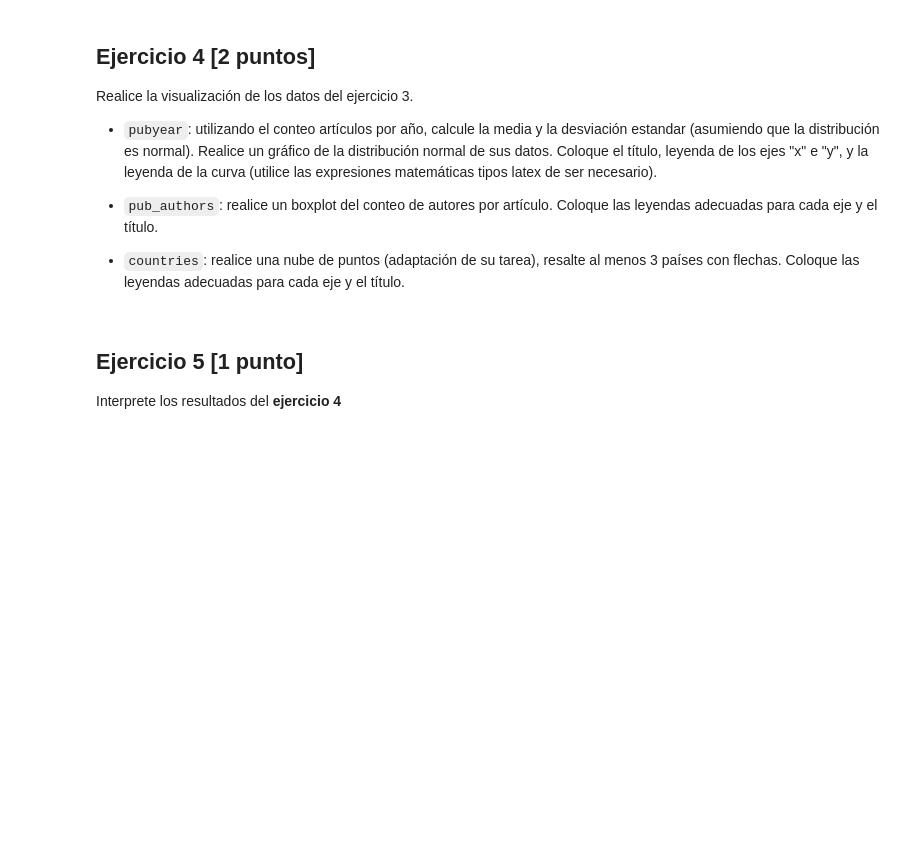
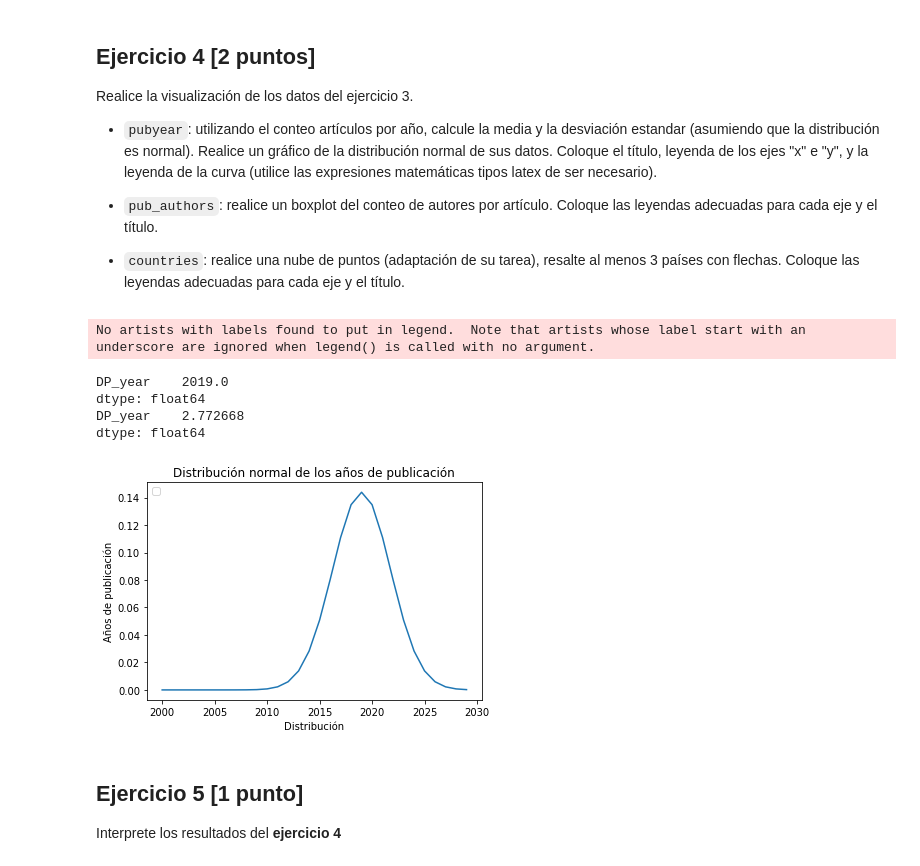
Before and after one commit to renatojobal/PruebaCatalina, a Jupyter notebook: 2021II_GBI6_ExamenParcialPython.ipynb, the cells around one changed output. Saved outputs shown, nothing was run; the diff lists cells and outputs as text; code cells hidden in the pictures; blank space fills up the shorter version.

```diff
--- a/2021II_GBI6_ExamenParcialPython.ipynb
+++ b/2021II_GBI6_ExamenParcialPython.ipynb
@@ -166,3 +157,38 @@ Realice la visualización de los datos del ejercicio 3.
+# %%
+# Escriba aquí su código para el ejercicio 4
+import numpy as np
+import matplotlib.pyplot as plt
+from scipy.stats import norm
+
+# df_pub_yer
+pun_year_median = df_pub_year.median(numeric_only=True)
+pub_year_standar_deviation = df_pub_year.std(numeric_only=True)
+
+print(pun_year_median)
+print(pub_year_standar_deviation)
+
+x_axis = np.arange(2000, 2030, 1)
+
+plt.plot(x_axis, norm.pdf(x_axis, pun_year_median, pub_year_standar_deviation), label="Distribución normal")
+plt.title("Distribución normal de los años de publicación")
+plt.xlabel("Distribución")
+plt.ylabel("Años de publicación")
+plt.legend(loc = "upper left")
+plt.show()
+
+
+
+# df_pub_authors
+
+
+# df_countries
+# %% [output]
+No artists with labels found to put in legend.  Note that artists whose label start with an underscore are ignored when legend() is called with no argument.
+DP_year    2019.0
+dtype: float64
+DP_year    2.772668
+dtype: float64
+[figure, added]
 # %% [markdown]
 ## Ejercicio 5 [1 punto]
 
```
Also changed, not shown: parts of 3 cells of this notebook, 1 other file.
